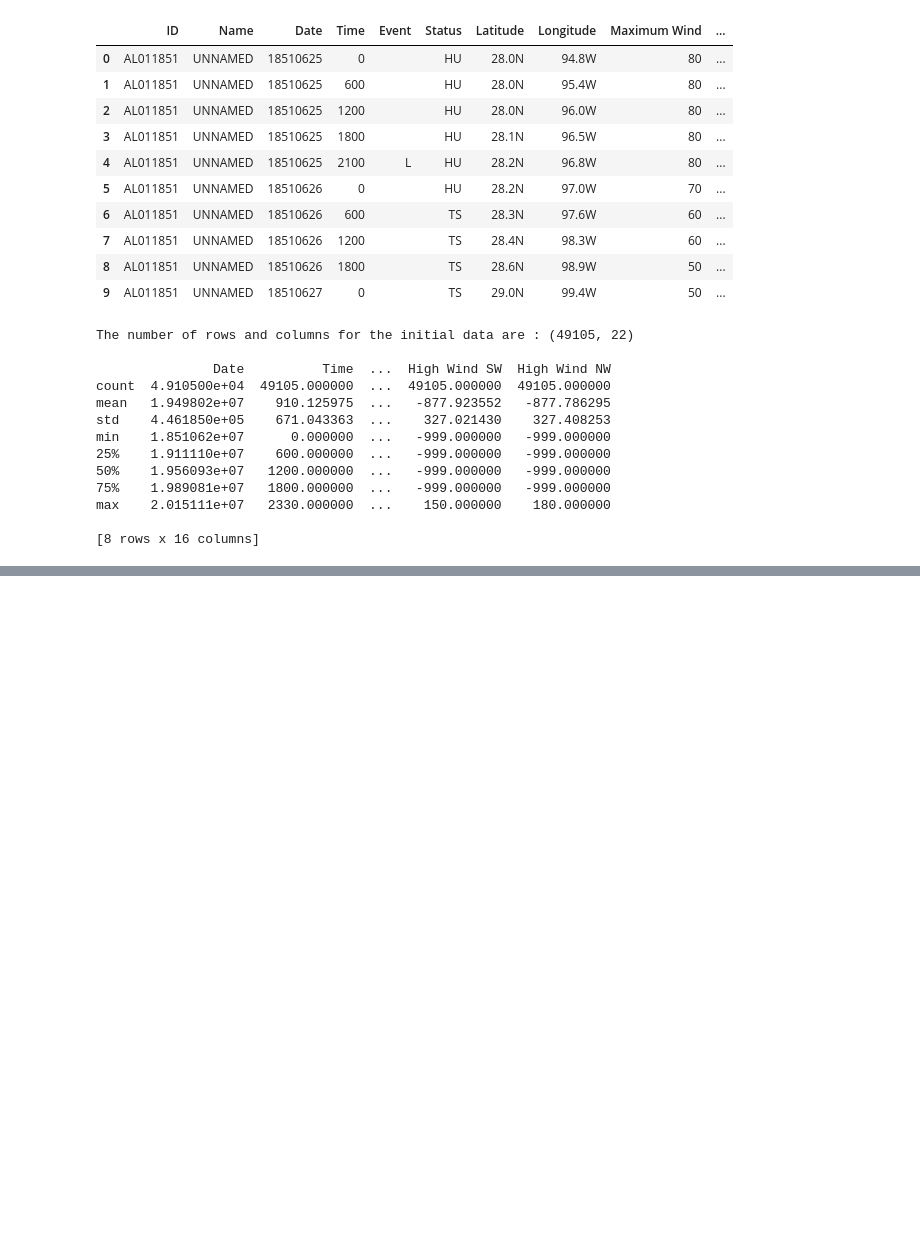
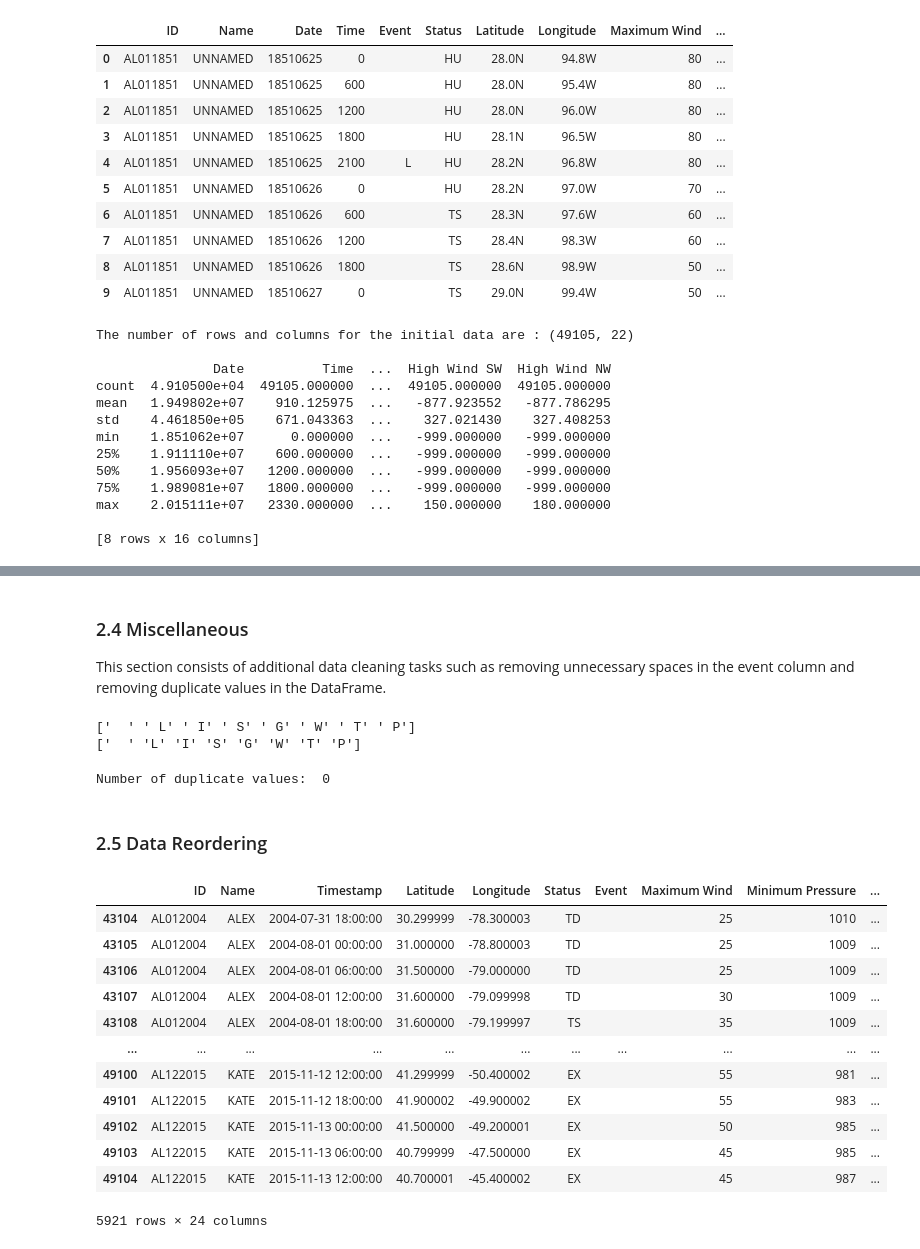
Before and after one commit to Pratichhya/Pratichhya.github.io, a Jupyter notebook: docs/documents/hurricane_dsc.ipynb, the cells around one changed output, grey strips where cells are left out. Saved outputs shown, nothing was run; the diff lists cells and outputs as text; code cells hidden in the pictures; blank space fills up the shorter version.

```diff
--- a/docs/documents/hurricane_dsc.ipynb
+++ b/docs/documents/hurricane_dsc.ipynb
@@ -102,0 +164,79 @@ max    2.015111e+07   2330.000000  ...    150.000000    180.000000
+# %%
+# Adding Time stamp to the DataFrame
+
+#lambda function for adding zeros to Time
+new_time = data["Time"].apply(lambda x: "{0:0>4}".format(x))
+data["Time_Stamp"] = new_time
+
+
+# Concatenating time and date
+timestamp = data["Date"]+ data["Time_Stamp"].astype(str)
+timestamp_column = []
+
+#updating timestamp according to ISO-8601
+for x in timestamp:
+    x_datetime = datetime.datetime.strptime(x, "%Y%m%d%H%M%S")
+    timestamp_column.append(x_datetime)
+
+#The new timestamp column
+data["Timestamp"] = timestamp_column
+
+#changing format of date
+data["Date"] = pd.to_datetime(data["Date"], format = "%Y %m %d")
+
+# adding year and month column for specific task
+data["Year"] = data["Date"].map(lambda x : x.year)
+data["Month"] = data["Date"].map(lambda x : x.month)
+
+#removing the original time columns
+data.drop("Time", axis ="columns", inplace = True)
+data.drop("Time_Stamp", axis ="columns", inplace = True)
+# %% [markdown]
+### 2.4 Miscellaneous
+This section consists of additional data cleaning tasks such as removing unnecessary spaces in the event column and removing duplicate values in the DataFrame.
+# %%
+# Checking status column
+old=pd.unique(data["Event"])
+print(old)
+# removing space before characters in column event
+data["Event"] = data["Event"].replace([" L", " I", " S", " G", " W", " T", " P"], ["L", "I", "S", "G", "W", "T", "P"])
+new= pd.unique(data["Event"])
+print(new)
+# %% [output]
+['  ' ' L' ' I' ' S' ' G' ' W' ' T' ' P']
+['  ' 'L' 'I' 'S' 'G' 'W' 'T' 'P']
+# %%
+#checking for duplicate values
+duplicate = data.duplicated(subset=None, keep ="first")
+duplicateList = duplicate.tolist()
+
+n=0 # counter for duplicate values
+
+for i in duplicateList:
+    if i == "True":
+        n=n+1
+
+print("Number of duplicate values: ", n)
+# %% [output]
+Number of duplicate values:  0
+# %% [markdown]
+### 2.5 Data Reordering
+# %%
+data = data[["ID", "Name", "Timestamp", "Latitude", "Longitude", "Status","Event","Maximum Wind", "Minimum Pressure","Low Wind NE", "Low Wind SE", "Low Wind SW", "Low Wind NW",
+       "Moderate Wind NE","Moderate Wind SE", "Moderate Wind SW","Moderate Wind NW", "High Wind NE", "High Wind SE", "High Wind SW",
+       "High Wind NW", "Date", "Year", "Month"]]
+data
+# %% [output]
+|  | ID | Name | Timestamp | Latitude | Longitude | Status | Event | Maximum Wind | Minimum Pressure | ... |
+| 43104 | AL012004 | ALEX | 2004-07-31 18:00:00 | 30.299999 | -78.300003 | TD |  | 25 | 1010 | ... |
+| 43105 | AL012004 | ALEX | 2004-08-01 00:00:00 | 31.000000 | -78.800003 | TD |  | 25 | 1009 | ... |
+| 43106 | AL012004 | ALEX | 2004-08-01 06:00:00 | 31.500000 | -79.000000 | TD |  | 25 | 1009 | ... |
+| 43107 | AL012004 | ALEX | 2004-08-01 12:00:00 | 31.600000 | -79.099998 | TD |  | 30 | 1009 | ... |
+| 43108 | AL012004 | ALEX | 2004-08-01 18:00:00 | 31.600000 | -79.199997 | TS |  | 35 | 1009 | ... |
+| ... | ... | ... | ... | ... | ... | ... | ... | ... | ... | ... |
+| 49100 | AL122015 | KATE | 2015-11-12 12:00:00 | 41.299999 | -50.400002 | EX |  | 55 | 981 | ... |
+| 49101 | AL122015 | KATE | 2015-11-12 18:00:00 | 41.900002 | -49.900002 | EX |  | 55 | 983 | ... |
+| 49102 | AL122015 | KATE | 2015-11-13 00:00:00 | 41.500000 | -49.200001 | EX |  | 50 | 985 | ... |
+| 49103 | AL122015 | KATE | 2015-11-13 06:00:00 | 40.799999 | -47.500000 | EX |  | 45 | 985 | ... |
+| 49104 | AL122015 | KATE | 2015-11-13 12:00:00 | 40.700001 | -45.400002 | EX |  | 45 | 987 | ... |
+5921 rows × 24 columns
```
Also changed, not shown: parts of 13 cells of this notebook.
